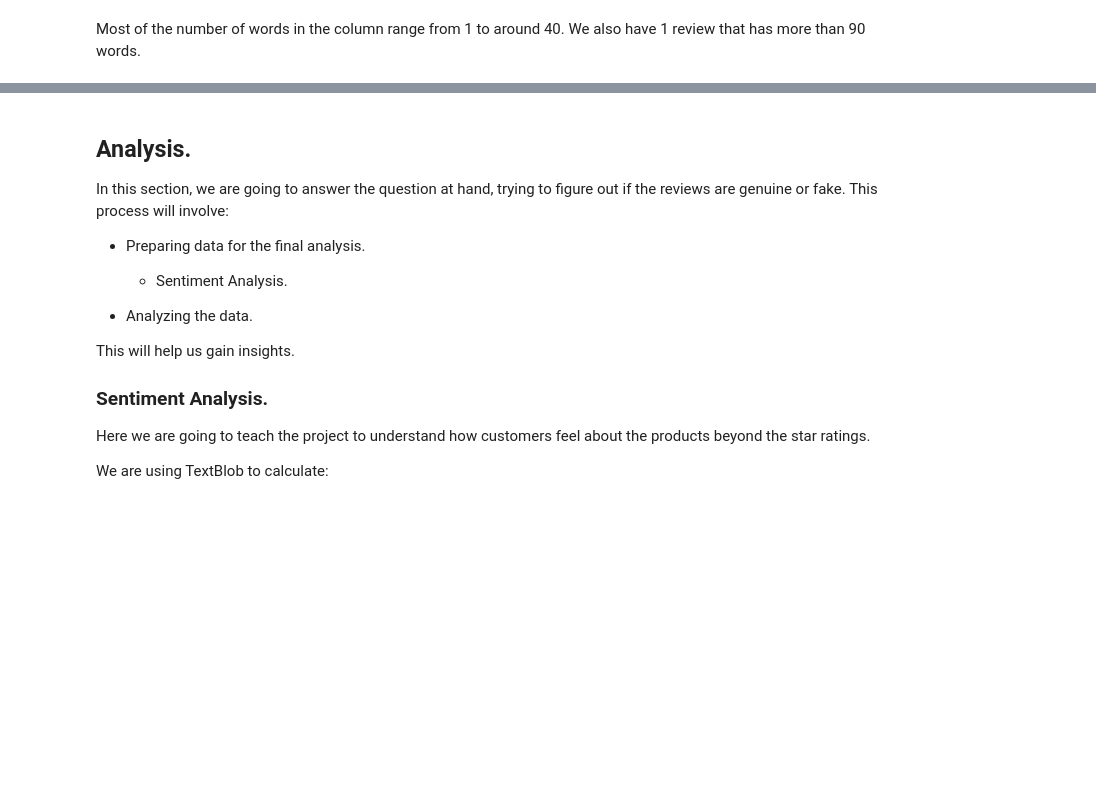
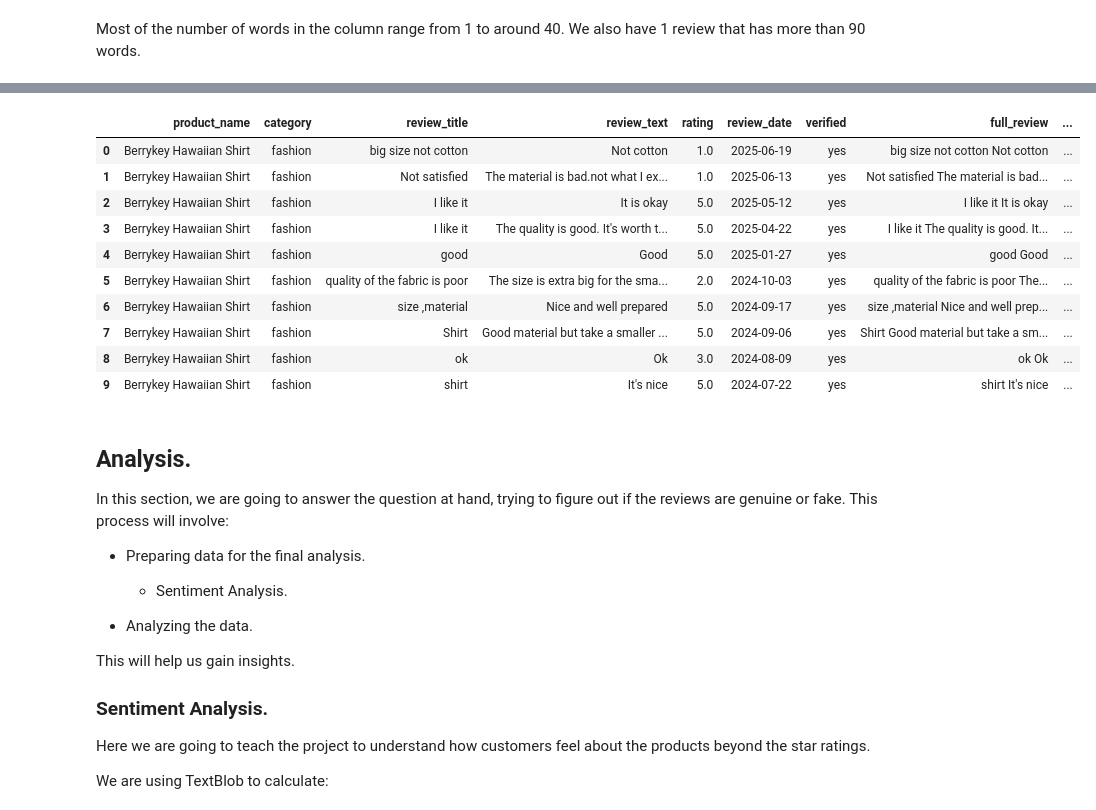
Before and after one commit to Assesa44/Kenya-Ecommerce-Reviews, a Jupyter notebook: Notebooks/analysis.ipynb, the cells around one changed output, grey strips where cells are left out. Cells and saved outputs as stored; diff of their text form; code cells hidden in the pictures; blank space fills up the shorter version.

```diff
--- a/Notebooks/analysis.ipynb
+++ b/Notebooks/analysis.ipynb
@@ -547,0 +624,13 @@ for label in svm.classes_:
+# %%
+# Create a new column "full_review" by combining title + review
+vader_data['full_review'] = vader_data['review_title'].fillna('') + ' ' + vader_data['review_text'].fillna('')
+vader_data['full_review'] = vader_data['full_review'].str.strip()
+# %%
+def vader_clean(text):
+    if pd.isna(text):
+        return ""
+
+    text = text.replace("\n", " ").replace("\r", " ")
+    return text.strip()
+# %%
+vader_data['clean_review'] = vader_data['full_review'].apply(vader_clean)
@@ -547,0 +646,7 @@ for label in svm.classes_:
+# %%
+from nltk.sentiment.vader import SentimentIntensityAnalyzer
+nltk.download('vader_lexicon')
+vader = SentimentIntensityAnalyzer()
+
+# Apply VADER
+vader_data['vader_score'] = vader_data['clean_review'].apply(lambda x: vader.polarity_scores(x)['compound'])
@@ -548,3 +657,27 @@ for label in svm.classes_:
+# %%
+def vader_label(score):
+    if score >= 0.05:
+        return "positive"
+    elif score <= -0.05:
+        return "negative"
+    else:
+        return "neutral"
+
+vader_data['vader_sentiment'] = vader_data['vader_score'].apply(vader_label)
+
+vader_data.head(10)
+# %% [output]
+|  | product_name | category | review_title | review_text | rating | review_date | verified | full_review | ... |
+| 0 | Berrykey Hawaiian Shirt | fashion | big size not cotton | Not cotton | 1.0 | 2025-06-19 | yes | big size not cotton Not cotton | ... |
+| 1 | Berrykey Hawaiian Shirt | fashion | Not satisfied | The material is bad.not what I ex... | 1.0 | 2025-06-13 | yes | Not satisfied The material is bad... | ... |
+| 2 | Berrykey Hawaiian Shirt | fashion | I like it | It is okay | 5.0 | 2025-05-12 | yes | I like it It is okay | ... |
+| 3 | Berrykey Hawaiian Shirt | fashion | I like it | The quality is good. It's worth t... | 5.0 | 2025-04-22 | yes | I like it The quality is good. It... | ... |
+| 4 | Berrykey Hawaiian Shirt | fashion | good | Good | 5.0 | 2025-01-27 | yes | good Good | ... |
+| 5 | Berrykey Hawaiian Shirt | fashion | quality of the fabric is poor | The size is extra big for the sma... | 2.0 | 2024-10-03 | yes | quality of the fabric is poor The... | ... |
+| 6 | Berrykey Hawaiian Shirt | fashion | size ,material | Nice and well prepared | 5.0 | 2024-09-17 | yes | size ,material Nice and well prep... | ... |
+| 7 | Berrykey Hawaiian Shirt | fashion | Shirt | Good material but take a smaller ... | 5.0 | 2024-09-06 | yes | Shirt Good material but take a sm... | ... |
+| 8 | Berrykey Hawaiian Shirt | fashion | ok | Ok | 3.0 | 2024-08-09 | yes | ok Ok | ... |
+| 9 | Berrykey Hawaiian Shirt | fashion | shirt | It's nice | 5.0 | 2024-07-22 | yes | shirt It's nice | ... |
 # %% [markdown]
 ## **Analysis.**
 In this section, we are going to answer the question at hand, trying to figure out if the reviews are genuine or fake. This process will involve:
```
Also changed, not shown: parts of 22 cells of this notebook.
